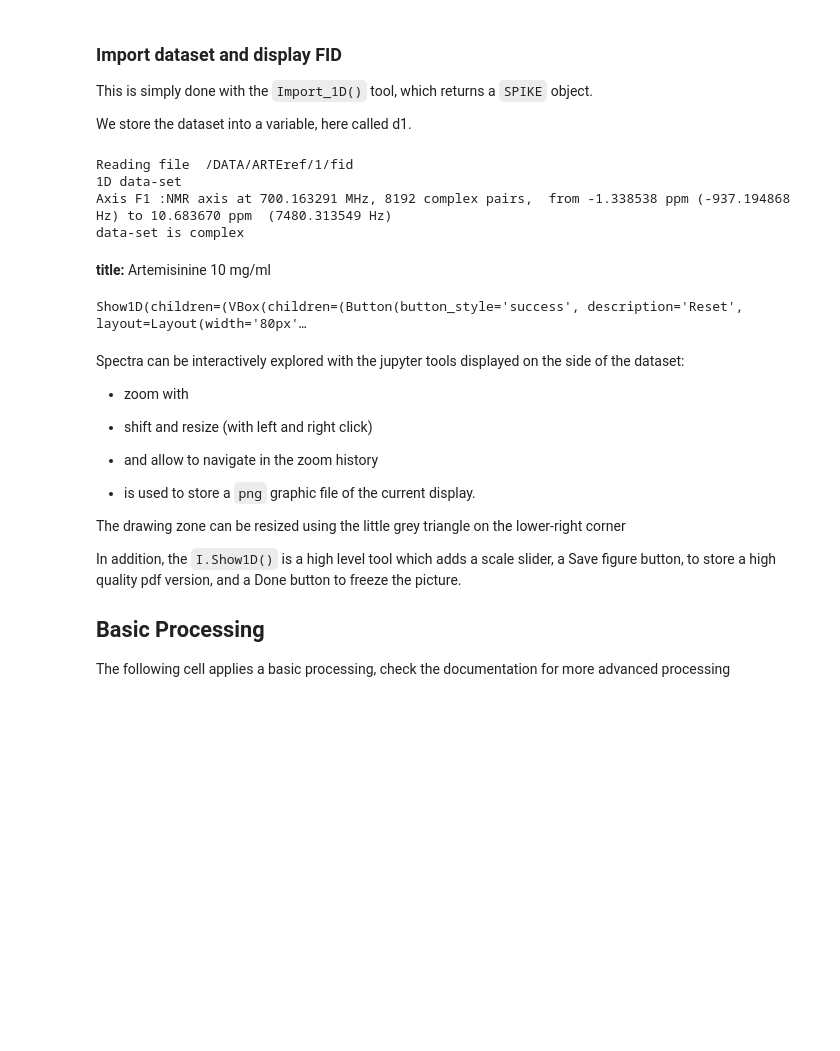
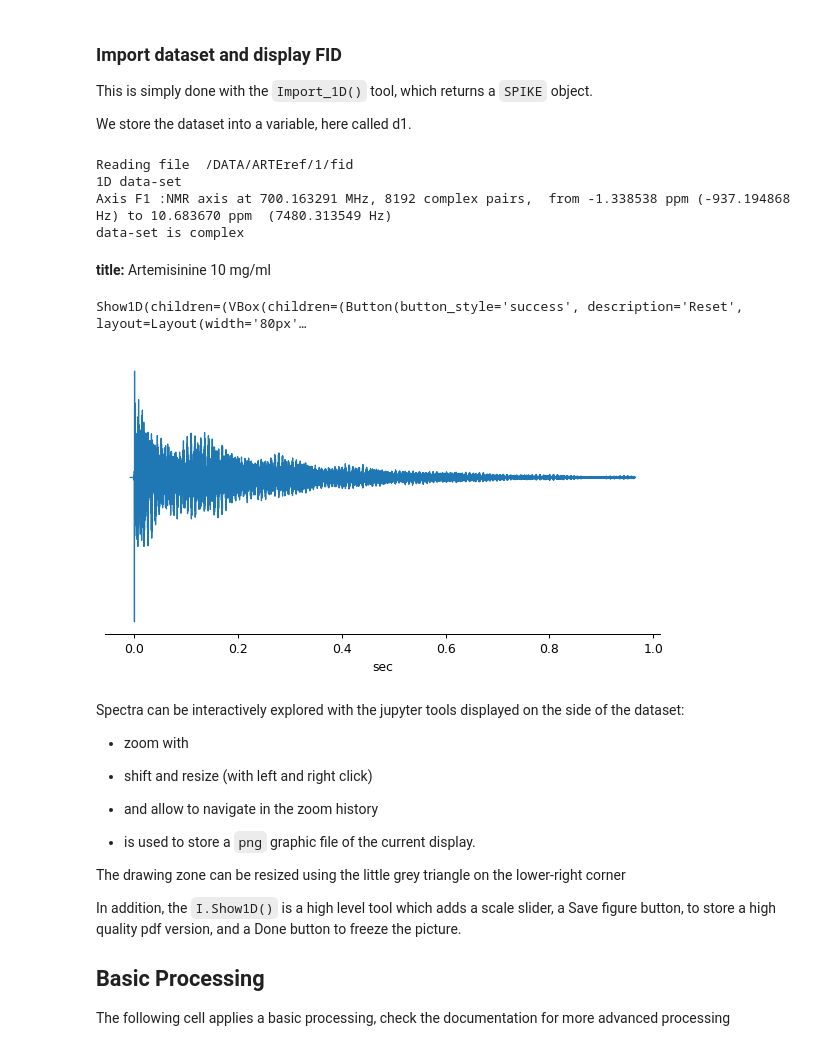
Before and after one commit to spike-project/spike, a Jupyter notebook: Notebooks/Proc1DNMR.ipynb, the cells around one changed output. Drawn from its saved outputs; the diff is of its cells as text; code cells hidden in the pictures; blank space fills up the shorter version.

```diff
--- a/Notebooks/Proc1DNMR.ipynb
+++ b/Notebooks/Proc1DNMR.ipynb
@@ -92,20 +92,22 @@ We store the dataset into a variable, here called d1.
 # %%
 print('Reading file ',FC.selected)
 d1 = Import_1D(FC.selected)                    # Import_1D creates a SPIKE NMRData object, from which everything is available
 d1.set_unit('sec')                             # it can be acted upon
 d1.filename = FC.selected                      # and be extended at will
 print(d1)                                      # print() of the dataset shows a summary of the parameters
 display(HTML('<b>title: </b>'+ d1.params['acqu']['title']))    # d1.params is a dictionary which contains the whole 'acqu' and 'proc' Bruker parameters
+reload(I)
 I.Show1D(d1, title=FC.selected)
 # alternatively you can use the low-level tool below:
 # d1.display()  # with many options, plus access to matplotlib details
 # %% [output]
 Reading file  /DATA/ARTEref/1/fid
 1D data-set
 Axis F1 :NMR axis at 700.163291 MHz, 8192 complex pairs,  from -1.338538 ppm (-937.194868 Hz) to 10.683670 ppm  (7480.313549 Hz)
 data-set is complex
 title: Artemisinine 10 mg/ml
 Show1D(children=(VBox(children=(Button(button_style='success', description='Reset', layout=Layout(width='80px'…
+[figure, added]
 # %% [markdown]
 Spectra can be interactively explored with the jupyter tools displayed  on the side of the dataset:
 
```
Also changed, not shown: parts of 13 cells of this notebook, 7 other files.
